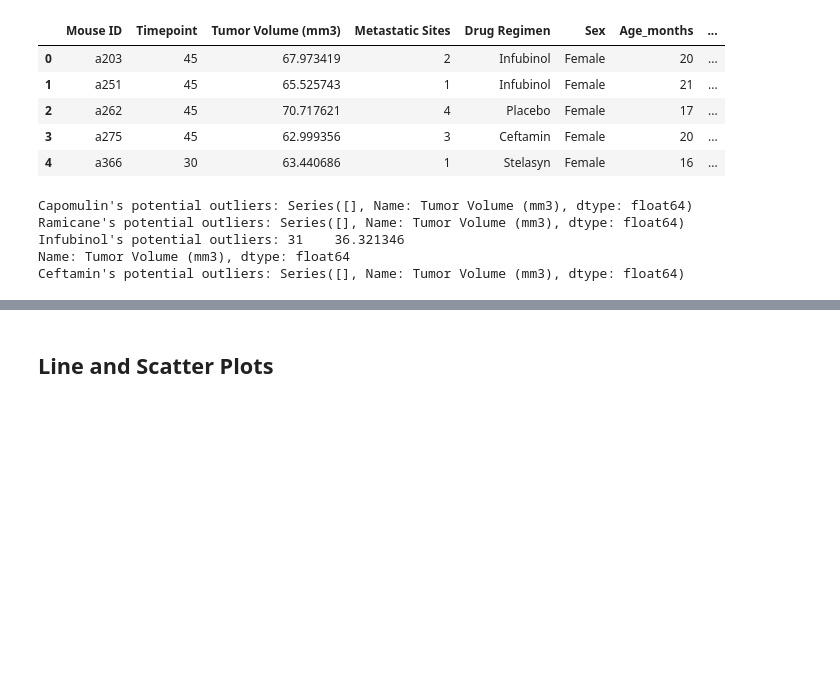
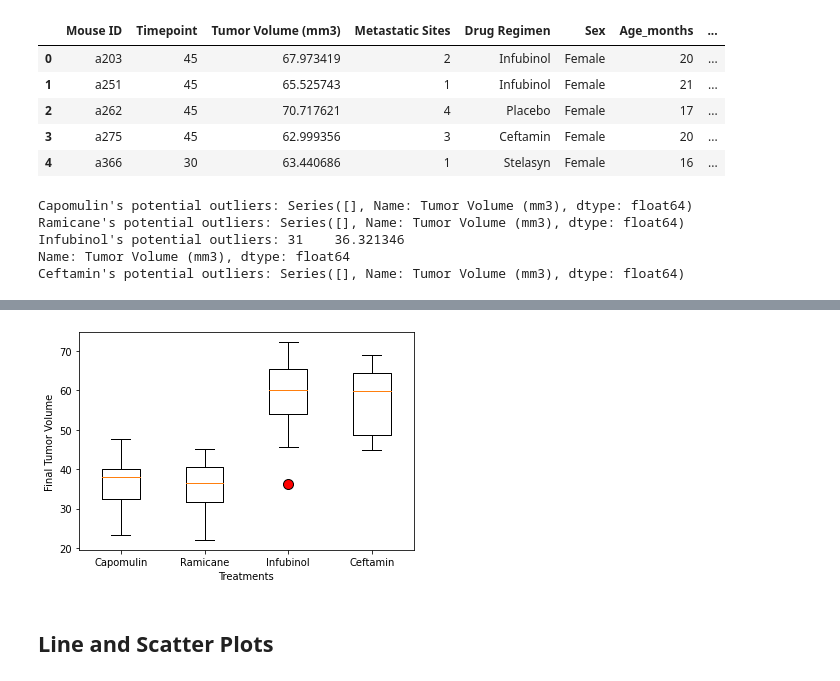
Before and after one commit to choward3413/Matplotlib-Challenge, a Jupyter notebook: Pymaceuticals/pymaceuticals_last.ipynb, the cells around one changed output, grey strips where cells are left out. Drawn from its saved outputs; the diff is of its cells as text; code cells hidden in the pictures; blank space fills up the shorter version.

```diff
--- a/Pymaceuticals/pymaceuticals_last.ipynb
+++ b/Pymaceuticals/pymaceuticals_last.ipynb
@@ -244,0 +199,7 @@ addDF = duplicateDropped.groupby(["Mouse ID"])
+# %%
+lastGreatestTimepoint= duplicateDropped.groupby("Mouse ID")["Timepoint"].max()
+lastGreatestTimepoint = lastGreatestTimepoint.reset_index()
+lastGreatestTimepoint.head()
+#merge
+mergedTimepoint = lastGreatestTimepoint.merge(duplicateDropped, on=["Mouse ID", "Timepoint"], how="left")
+mergedTimepoint.head()
@@ -268,14 +236,22 @@ tumor_vol_list = []
 
 # Calculate the IQR and quantitatively determine if there are any potential outliers.
 for drug in treatment_list:
+    finalTumorVol = mergedTimepoint.loc[mergedTimepoint["Drug Regimen"] == drug, "Tumor Volume (mm3)"]
 
     # Locate the rows which contain mice on each drug and get the tumor volumes
-
+    finalTumorVol = mergedTimepoint.loc[mergedTimepoint["Drug Regimen"] == drug, "Tumor Volume (mm3)"]
 
     # add subset
-
+    tumor_vol_list.append(finalTumorVol)
 
     # Determine outliers using upper and lower bounds
+    quartiles = finalTumorVol.quantile([0.25, 0.5, 0.75])
+    lowerq = quartiles[0.25]
+    upperq = quartiles[0.75]
+    iqr = upperq - lowerq
+    lowerbound = lowerq - (1.5 * iqr)
+    upperbound = upperq + (1.5 * iqr)
+    outliers = finalTumorVol.loc[(finalTumorVol < lowerbound) | (finalTumorVol > upperbound)]
 
     print(f"{drug}'s potential outliers: {outliers}")
 # %% [output]
@@ -293,2 +263,10 @@ plt.show()
+# %%
+orange_out = dict(markerfacecolor="r", markersize=10)
+plt.boxplot(tumor_vol_list, labels=treatment_list, flierprops=orange_out)
+plt.xlabel("Treatments")
+plt.ylabel("Final Tumor Volume")
+plt.show()
+# %% [output]
+[figure, added]
 # %% [markdown]
 ## Line and Scatter Plots
```
Also changed, not shown: parts of 21 cells of this notebook.
